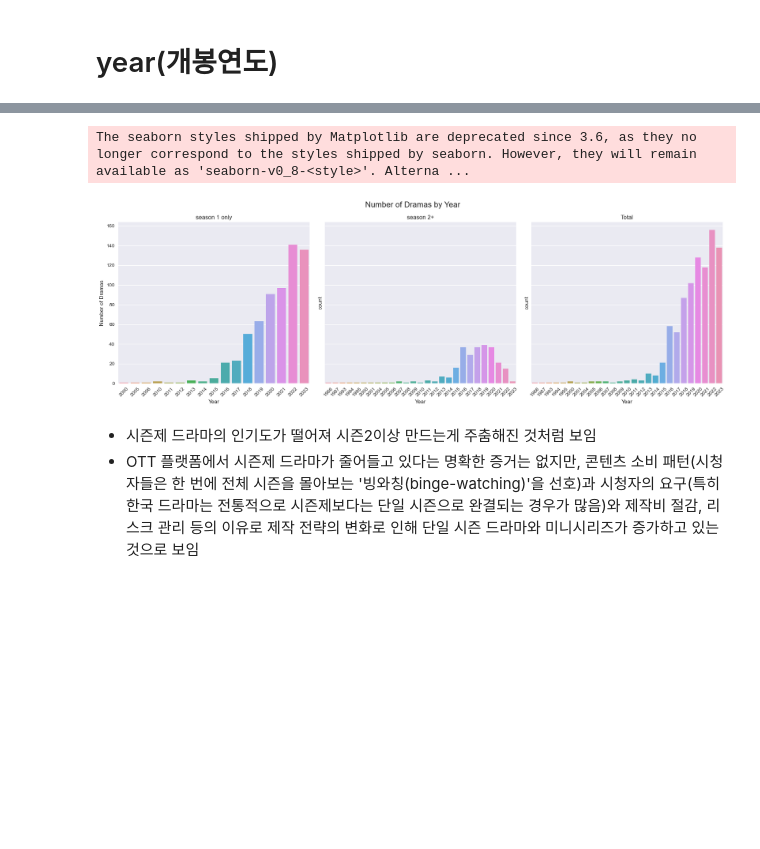
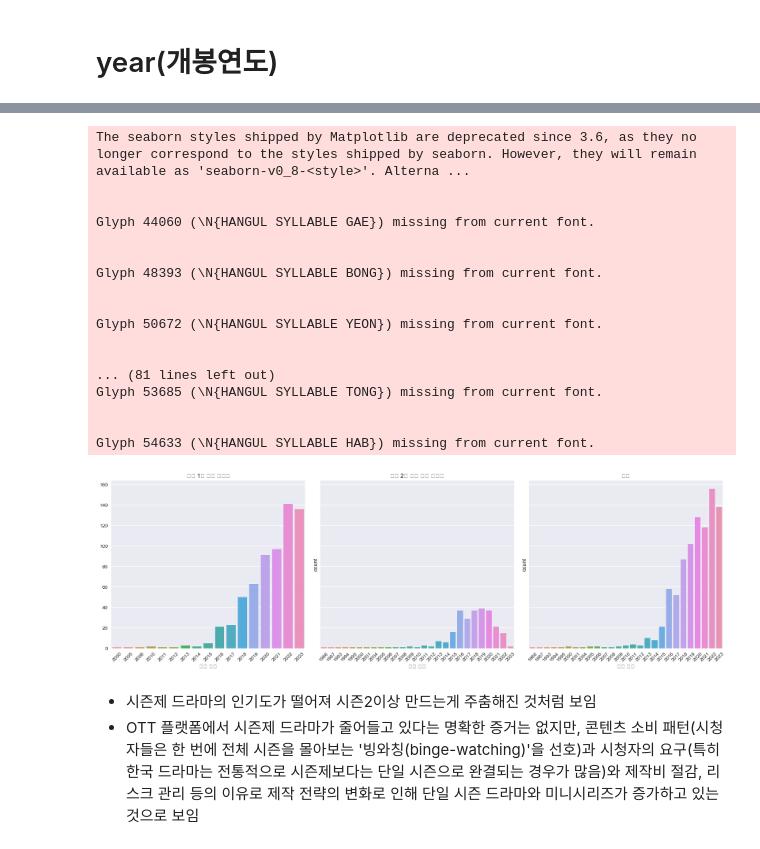
Before and after one commit to ML-project-3/ML_project, a Jupyter notebook: eda/s1s2_eda.ipynb, the cells around one changed output, grey strips where cells are left out. Saved outputs shown, nothing was run; the diff lists cells and outputs as text; code cells hidden in the pictures; blank space fills up the shorter version.

```diff
--- a/eda/s1s2_eda.ipynb
+++ b/eda/s1s2_eda.ipynb
@@ -39,7 +39,7 @@ rc("font",family ='Malgun Gothic')
 %matplotlib inline
 # %%
 # 엑셀 파일을 읽어옵니다.
-df = pd.read_excel('../data/file/imdb_final_5.xlsx', index_col=0)
+df = pd.read_excel('../data/file/imdb_final_6.xlsx', index_col=0)
 df.info()
 # %% [output]
 <class 'pandas.core.frame.DataFrame'>
@@ -120,6 +120,16 @@ df['genre'] = df['genre'].astype(str)
 
 # '드라마' 항목 제거
 df['genre'] = df['genre'].apply(lambda x: ', '.join([genre for genre in x.split(', ') if genre != '드라마']))
+# %%
+# production_country 컬럼의 데이터를 처리하는 함수 정의
+def process_countries(countries):
+    # 쉼표를 기준으로 분리하고 첫 번째 나라 선택
+    countries_list = countries.split(',')
+    first_country = countries_list[0].strip()
+    return first_country
+
+# apply 함수를 사용하여 모든 행에 적용
+df['production_country'] = df['production_country'].apply(process_countries)
 # %% [markdown]
 # season1의 관심 유지도
 - (마지막 episode 평점 매긴 사람수 / 처음 episode 평점 매긴 사람수) *100
@@ -345,42 +432,58 @@ fig.show()
 # 그래프 스타일 설정
 plt.style.use('seaborn')
 
 # 그래프 그리기
 fig, axes = plt.subplots(1, 3, figsize=(18, 6), sharey=True)
 
 # subplot 1: df_1
 plt.subplot(1, 3, 1)
 sns.countplot(data=df_1, x='year', ax=axes[0])
-axes[0].set_title('season 1 only')
-axes[0].set_xlabel('Year')
-axes[0].set_ylabel('Number of Dramas')
+axes[0].set_title('시즌 1만 있는 드라마')
+axes[0].set_xlabel('개봉 연도')
+axes[0].set_ylabel('')
 axes[0].tick_params(axis='x', rotation=45)
 
 # subplot 2: df_2
 plt.subplot(1, 3, 2)
 sns.countplot(data=df_2, x='year', ax=axes[1])
-axes[1].set_title('season 2+')
-axes[1].set_xlabel('Year')
+axes[1].set_title('시즌 2개 이상 있는 드라마')
+axes[1].set_xlabel('개봉 연도')
 axes[1].tick_params(axis='x', rotation=45)
 
 # subplot 3: df
 plt.subplot(1, 3, 3)
 sns.countplot(data=df, x='year', ax=axes[2])
-axes[2].set_title('Total')
-axes[2].set_xlabel('Year')
+axes[2].set_title('통합')
+axes[2].set_xlabel('개봉 연도')
 axes[2].tick_params(axis='x', rotation=45)
 
 # 전체 그래프의 제목 설정
-fig.suptitle('Number of Dramas by Year', fontsize=16)
+fig.suptitle('', fontsize=16)
 
 # 그래프 간 간격 조정
 plt.tight_layout()
 
 # 그래프 출력
 plt.show()
 # %% [output]
 The seaborn styles shipped by Matplotlib are deprecated since 3.6, as they no longer correspond to the styles shipped by seaborn. However, they will remain available as 'seaborn-v0_8-<style>'. Alterna ...
+
+
+Glyph 44060 (\N{HANGUL SYLLABLE GAE}) missing from current font.
+
+
+Glyph 48393 (\N{HANGUL SYLLABLE BONG}) missing from current font.
+
+
+Glyph 50672 (\N{HANGUL SYLLABLE YEON}) missing from current font.
+
+
+... (81 lines left out)
+Glyph 53685 (\N{HANGUL SYLLABLE TONG}) missing from current font.
+
+
+Glyph 54633 (\N{HANGUL SYLLABLE HAB}) missing from current font.
-[figure, old version]
+[figure, new version]
 # %% [markdown]
 - 시즌제 드라마의 인기도가 떨어져 시즌2이상 만드는게 주춤해진 것처럼 보임
 - OTT 플랫폼에서 시즌제 드라마가 줄어들고 있다는 명확한 증거는 없지만, 콘텐츠 소비 패턴(시청자들은 한 번에 전체 시즌을 몰아보는 '빙와칭(binge-watching)'을 선호)과
```
Also changed, not shown: parts of 12 cells of this notebook, 3 other files.
